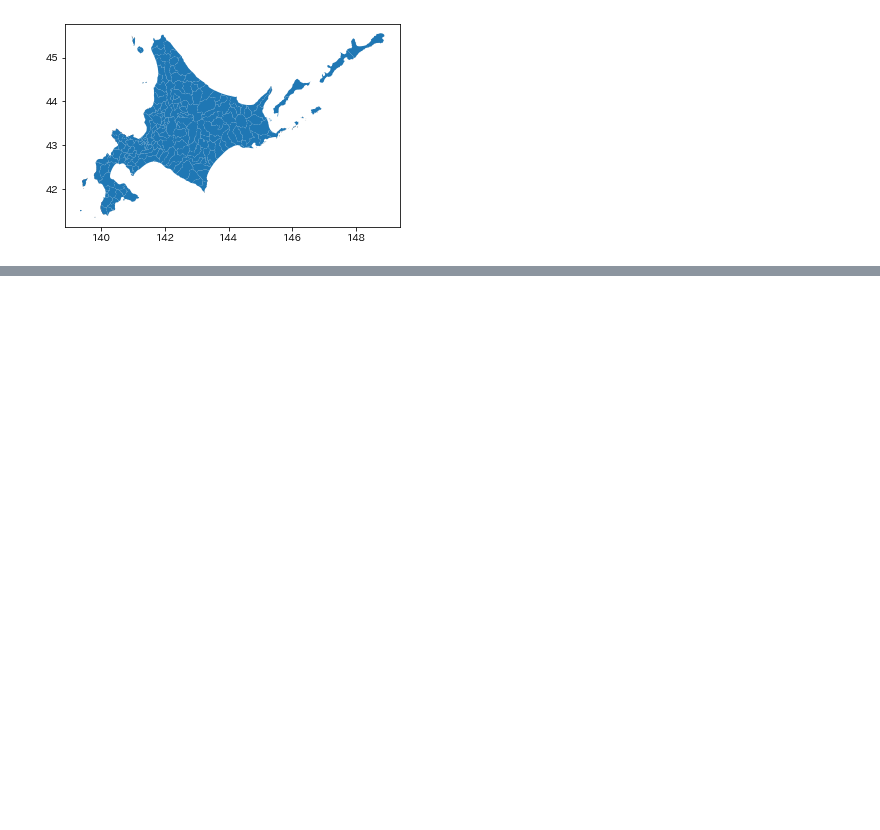
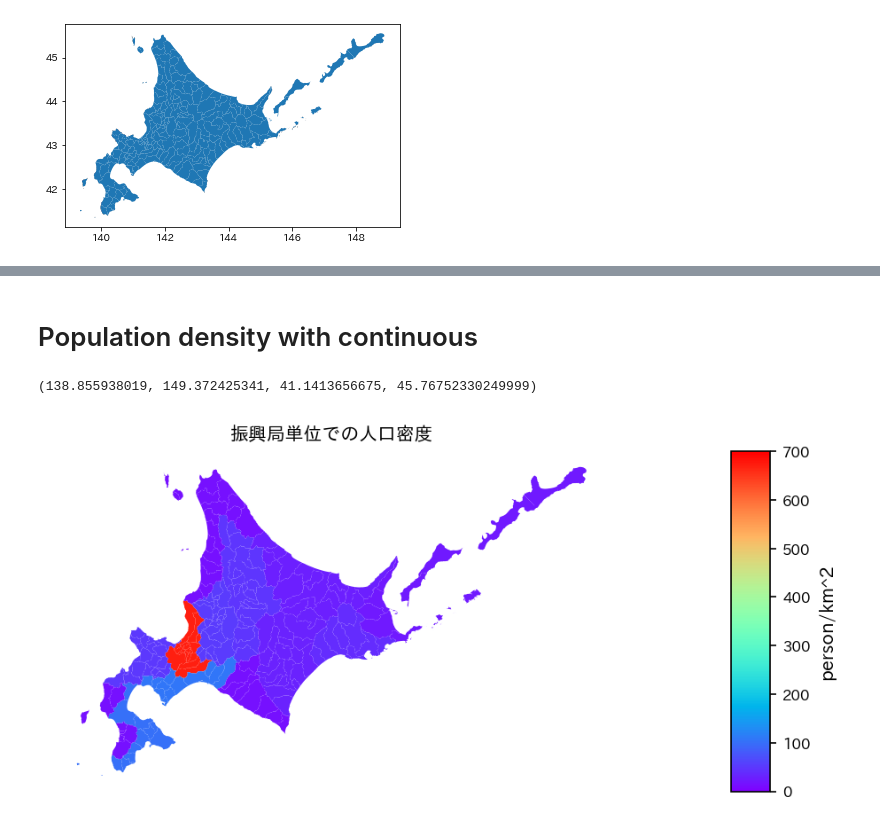
Before and after one commit to akitoshiblog/geopandas-choropleth, a Jupyter notebook: geopandas_choropleth.ipynb, the cells around one changed output, grey strips where cells are left out. Saved outputs shown, nothing was run; the diff lists cells and outputs as text; code cells hidden in the pictures; blank space fills up the shorter version.

```diff
--- a/geopandas_choropleth.ipynb
+++ b/geopandas_choropleth.ipynb
@@ -22,0 +58,15 @@ plt.axis('off')
+# %% [markdown]
+# Population density with continuous
+# %%
+fig = plt.figure(figsize=(8,6),dpi=150)
+ax = fig.add_subplot(111)
+divider = make_axes_locatable(ax)
+cax = divider.append_axes("right", size="5%", pad=0.1)
+cax.tick_params(labelsize=8)
+ax = geo_merged.plot(column="H27_population_density" ,ax=ax, cmap="rainbow", cax=cax,
+                    legend=True, legend_kwds={"label":"person/km^2"},vmin=0, vmax=700)
+ax.set_title("振興局単位での人口密度", fontsize=10)
+ax.axis("off")
+# %% [output]
+(138.855938019, 149.372425341, 41.1413656675, 45.76752330249999)
+[figure, added]
```
Also changed, not shown: parts of 6 cells of this notebook, 1 other file.
